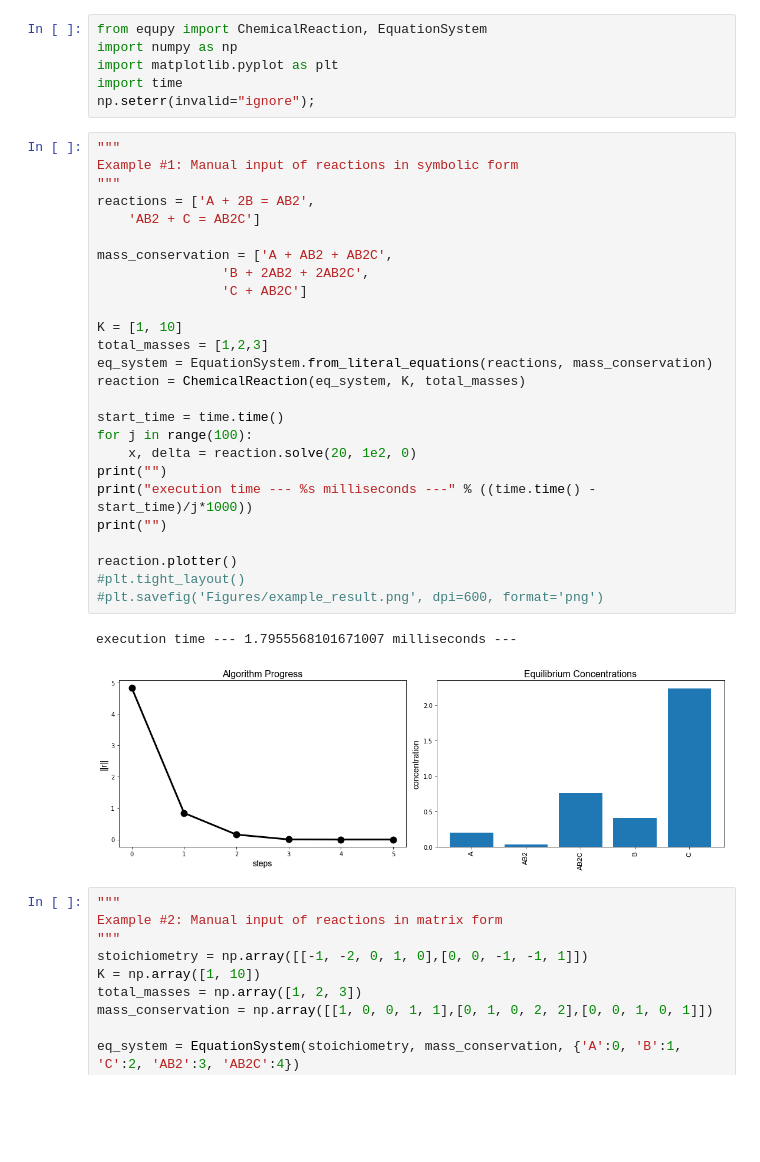
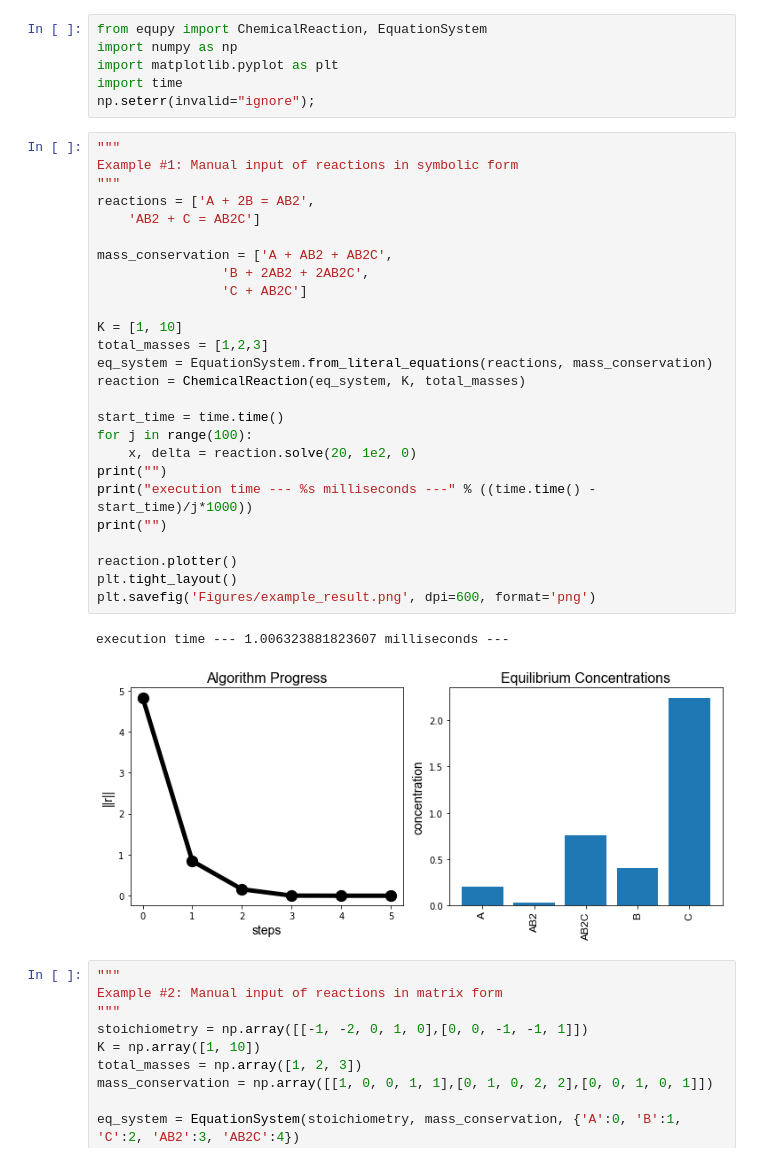
Before and after one commit to mtod92/equpy, a Jupyter notebook: equpy_test.ipynb, the cells around one changed output. Cells and saved outputs as stored; diff of their text form; blank space fills up the shorter version.

```diff
--- a/equpy_test.ipynb
+++ b/equpy_test.ipynb
@@ -7,32 +7,32 @@ np.seterr(invalid="ignore");
 # %%
 """
 Example #1: Manual input of reactions in symbolic form
 """
 reactions = ['A + 2B = AB2',
     'AB2 + C = AB2C']
 
 mass_conservation = ['A + AB2 + AB2C',
                 'B + 2AB2 + 2AB2C',
                 'C + AB2C']
 
 K = [1, 10]
 total_masses = [1,2,3]
 eq_system = EquationSystem.from_literal_equations(reactions, mass_conservation)
 reaction = ChemicalReaction(eq_system, K, total_masses)
 
 start_time = time.time()
 for j in range(100):
     x, delta = reaction.solve(20, 1e2, 0)
 print("")
 print("execution time --- %s milliseconds ---" % ((time.time() - start_time)/j*1000))
 print("")
 
 reaction.plotter()
-#plt.tight_layout()
-#plt.savefig('Figures/example_result.png', dpi=600, format='png')
+plt.tight_layout()
+plt.savefig('Figures/example_result.png', dpi=600, format='png')
 # %% [output]
-execution time --- 1.7955568101671007 milliseconds ---
+execution time --- 1.006323881823607 milliseconds ---
-[figure, old version]
+[figure, new version]
 # %%
 """
 Example #2: Manual input of reactions in matrix form
```
Also changed, not shown: 3 other files.
